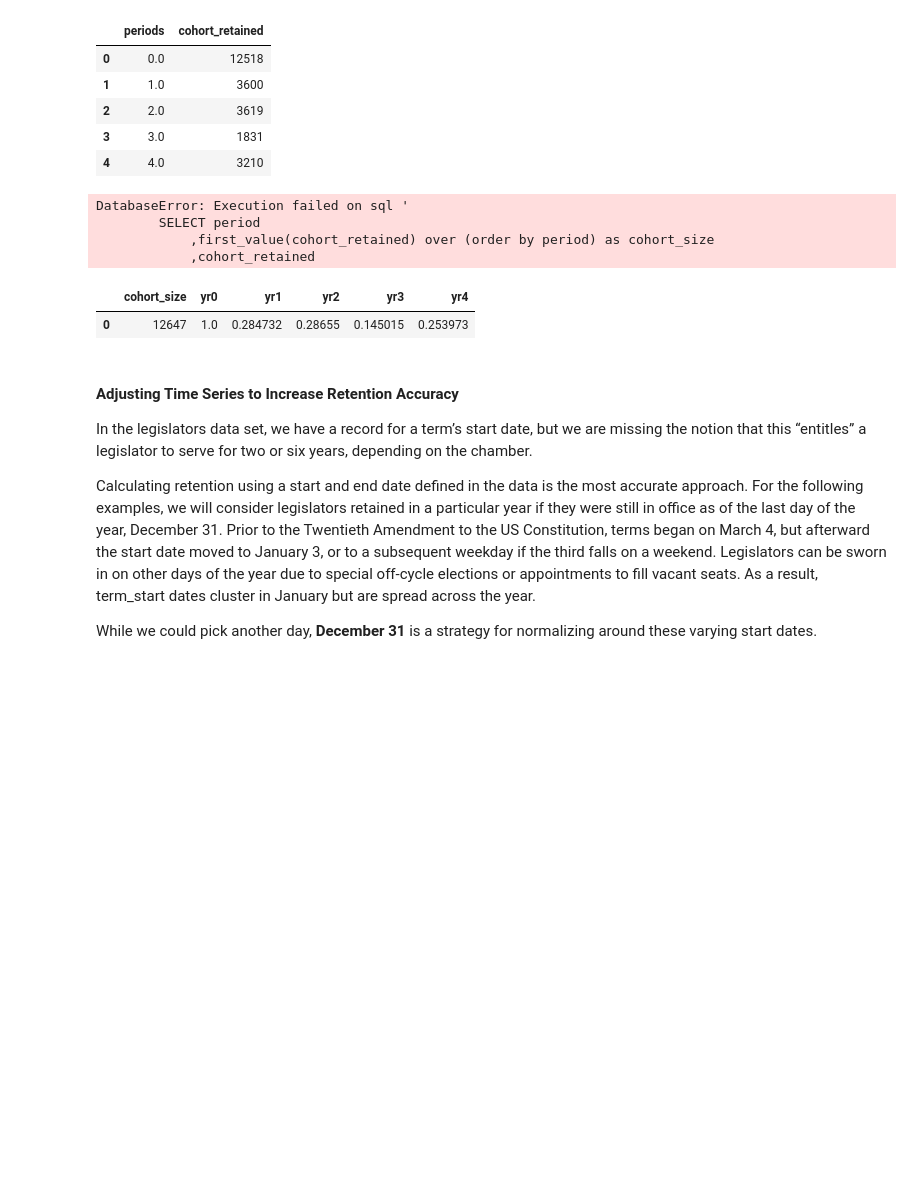
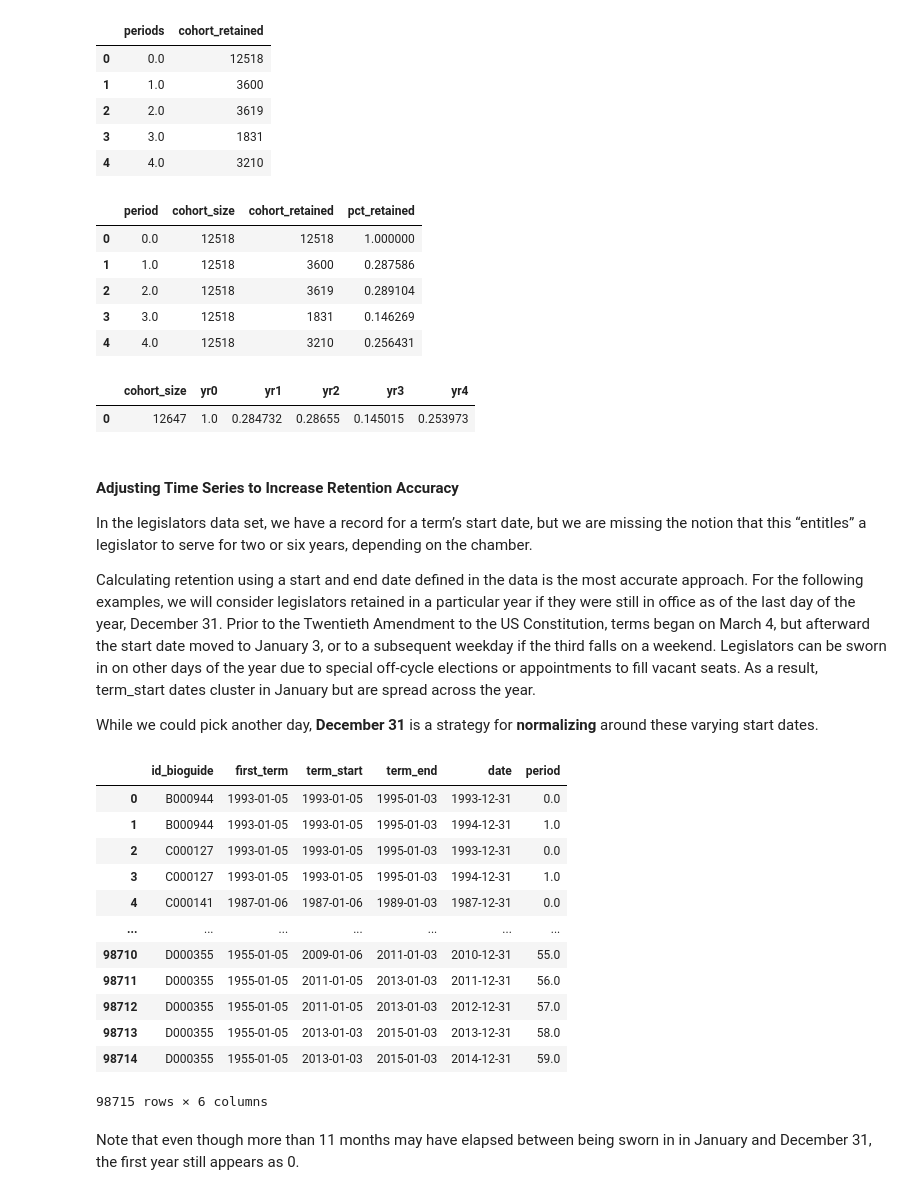
Before and after one commit to mittwoch09/Today-I-Learned, a Jupyter notebook: DataAnalysis/CohortAnalysis/cohort-analysis.ipynb, the cells around one changed output. Saved outputs shown, nothing was run; the diff lists cells and outputs as text; code cells hidden in the pictures; blank space fills up the shorter version.

```diff
--- a/DataAnalysis/CohortAnalysis/cohort-analysis.ipynb
+++ b/DataAnalysis/CohortAnalysis/cohort-analysis.ipynb
@@ -134,16 +132,18 @@ query_03 = """
             ) a
             JOIN legislators_terms b on a.id_bioguide = b.id_bioguide
             GROUP BY 1
-        )
+        ) aa
         """
 
 sql_03 = pd.read_sql(query_03, con)
 sql_03.head()
 # %% [output]
-DatabaseError: Execution failed on sql '
-        SELECT period
-            ,first_value(cohort_retained) over (order by period) as cohort_size
-            ,cohort_retained
+|  | period | cohort_size | cohort_retained | pct_retained |
+| 0 | 0.0 | 12518 | 12518 | 1.000000 |
+| 1 | 1.0 | 12518 | 3600 | 0.287586 |
+| 2 | 2.0 | 12518 | 3619 | 0.289104 |
+| 3 | 3.0 | 12518 | 1831 | 0.146269 |
+| 4 | 4.0 | 12518 | 3210 | 0.256431 |
 # %%
 query_04 = """
         SELECT cohort_size
@@ -189,4 +189,39 @@ In the legislators data set, we have a record for a term’s start date, but we
 
 Calculating retention using a start and end date defined in the data is the most accurate approach. For the following examples, we will consider legislators retained in a particular year if they were still in office as of the last day of the year, December 31. Prior to the Twentieth Amendment to the US Constitution, terms began on March 4, but afterward the start date moved to January 3, or to a subsequent weekday if the third falls on a weekend. Legislators can be sworn in on other days of the year due to special off-cycle elections or appointments to fill vacant seats. As a result, term_start dates cluster in January but are spread across the year.
 
-While we could pick another day, **December 31** is a strategy for normalizing around these varying start dates.
+While we could pick another day, **December 31** is a strategy for **normalizing** around these varying start dates.
+# %%
+query_05 = """
+       SELECT a.id_bioguide, a.first_term
+           ,b.term_start, b.term_end
+           ,c.date
+           ,date_part('year',age(c.date,a.first_term)) as period
+       FROM
+       (
+            SELECT id_bioguide, min(term_start) as first_term
+            FROM legislators_terms
+            GROUP BY 1
+        ) a
+        JOIN legislators_terms b on a.id_bioguide = b.id_bioguide
+        LEFT JOIN date_dim c on c.date between b.term_start and b.term_end
+        and c.month_name = 'December' and c.day_of_month = 31
+        """
+
+sql_05 = pd.read_sql(query_05, con)
+sql_05
+# %% [output]
+|  | id_bioguide | first_term | term_start | term_end | date | period |
+| 0 | B000944 | 1993-01-05 | 1993-01-05 | 1995-01-03 | 1993-12-31 | 0.0 |
+| 1 | B000944 | 1993-01-05 | 1993-01-05 | 1995-01-03 | 1994-12-31 | 1.0 |
+| 2 | C000127 | 1993-01-05 | 1993-01-05 | 1995-01-03 | 1993-12-31 | 0.0 |
+| 3 | C000127 | 1993-01-05 | 1993-01-05 | 1995-01-03 | 1994-12-31 | 1.0 |
+| 4 | C000141 | 1987-01-06 | 1987-01-06 | 1989-01-03 | 1987-12-31 | 0.0 |
+| ... | ... | ... | ... | ... | ... | ... |
+| 98710 | D000355 | 1955-01-05 | 2009-01-06 | 2011-01-03 | 2010-12-31 | 55.0 |
+| 98711 | D000355 | 1955-01-05 | 2011-01-05 | 2013-01-03 | 2011-12-31 | 56.0 |
+| 98712 | D000355 | 1955-01-05 | 2011-01-05 | 2013-01-03 | 2012-12-31 | 57.0 |
+| 98713 | D000355 | 1955-01-05 | 2013-01-03 | 2015-01-03 | 2013-12-31 | 58.0 |
+| 98714 | D000355 | 1955-01-05 | 2013-01-03 | 2015-01-03 | 2014-12-31 | 59.0 |
+98715 rows × 6 columns
+# %% [markdown]
+Note that even though more than 11 months may have elapsed between being sworn in in January and December 31, the first year still appears as 0.
```
Also changed, not shown: parts of 76 cells of this notebook.
